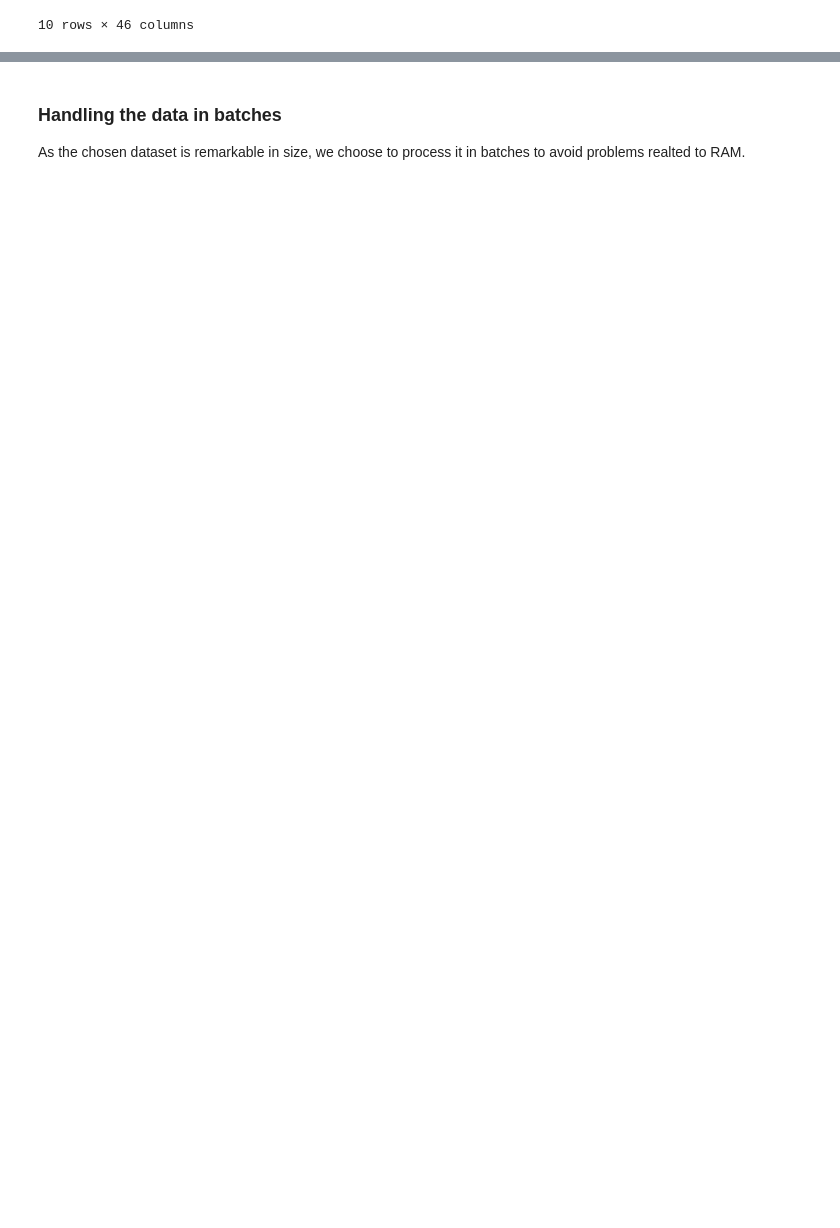
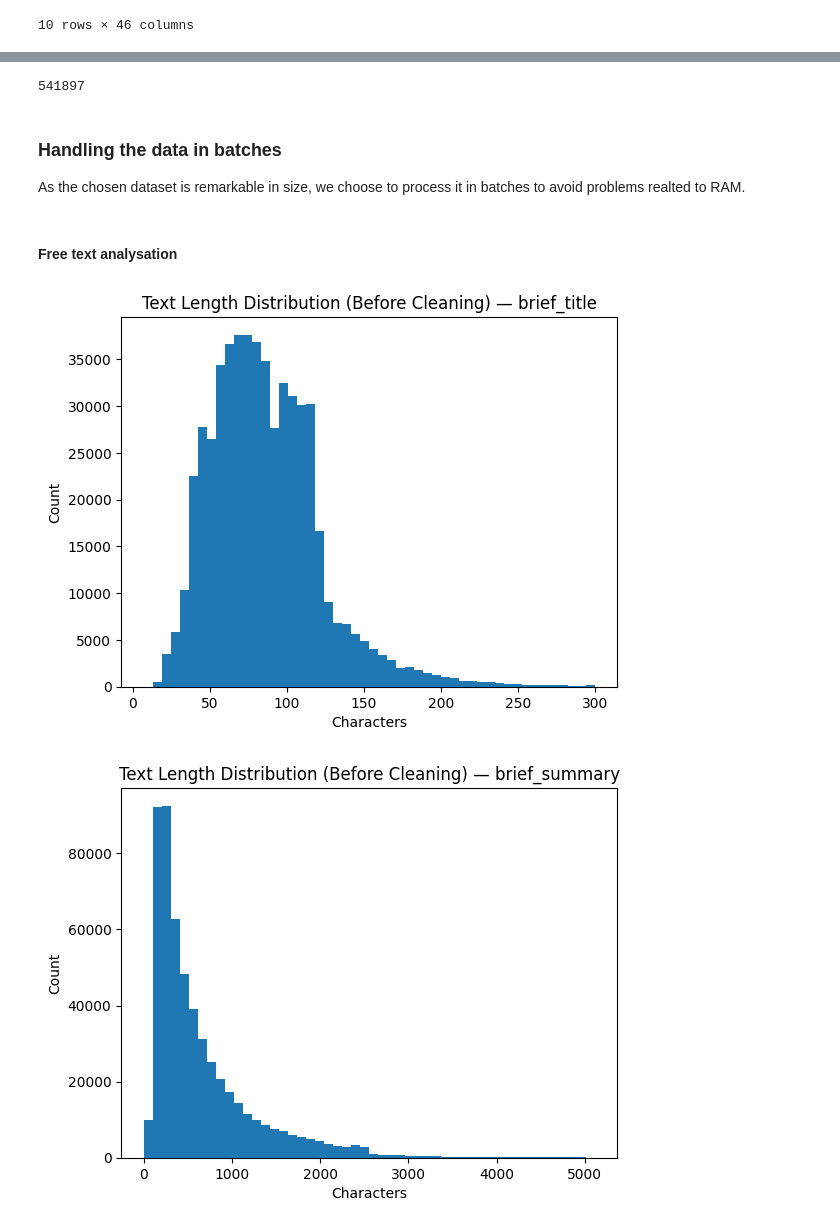
Before and after one commit to Kornimate/medical-topic-modeling, a Jupyter notebook: main.ipynb, the cells around one changed output, grey strips where cells are left out. Drawn from its saved outputs; the diff is of its cells as text; code cells hidden in the pictures; blank space fills up the shorter version.

```diff
--- a/main.ipynb
+++ b/main.ipynb
@@ -175,3 +305,9 @@ VALIDATION_COL = ["conditions", "interventions"]
+# %%
+unique_ids = train_data.unique("nct_id")
+
+len(unique_ids)
+# %% [output]
+541897
 # %% [markdown]
 ### Handling the data in batches
 
@@ -186,3 +322,28 @@ def iterate_batches(ds, batch_size=2000):
             batch = []
     if batch:
         yield batch
+# %% [markdown]
+#### Free text analysation
+# %%
+def length_dist_plot(state):
+    text_cols = ["brief_title", "brief_summary", "detailed_description", "eligibility_criteria"]
+
+    def add_length(example):
+        for col in text_cols:
+            example[col + "_length"] = len(example[col]) if example[col] is not None else 0
+        return example
+
+    ds_len = train_data.map(add_length, num_proc=4)
+
+    for col in text_cols:
+        plt.figure()
+        plt.hist(ds_len[col + "_length"], bins=50)
+        plt.title(f"Text Length Distribution ({state}) — {col}")
+        plt.xlabel("Characters")
+        plt.ylabel("Count")
+        plt.show()
+
+length_dist_plot("before cleaning")
+# %% [output]
+[figure, added]
+[figure, added]
```
Also changed, not shown: parts of 13 cells of this notebook.
